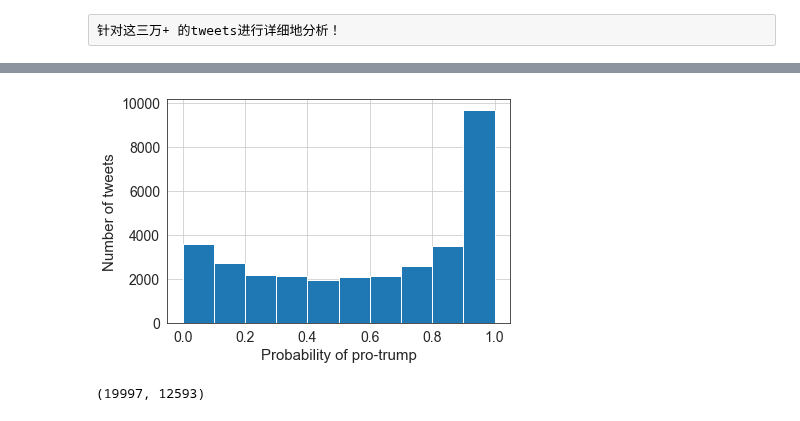
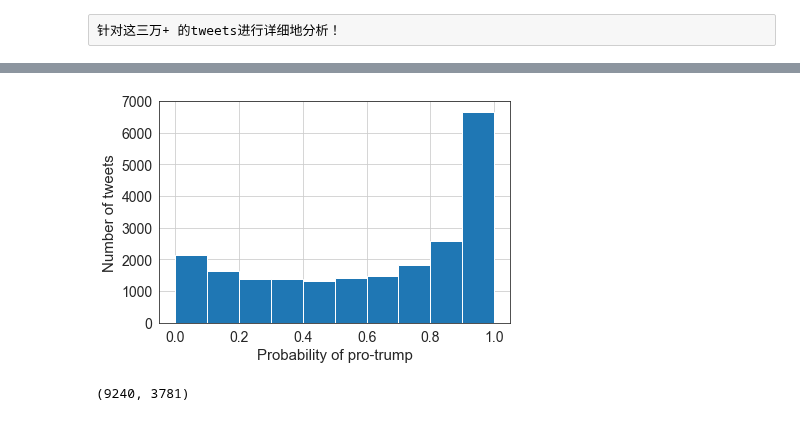
Before and after one commit to kayzhou/fake_news_during_election, a Jupyter notebook: analyze_IRAs.ipynb, the cells around one changed output, grey strips where cells are left out. Saved outputs shown, nothing was run; the diff lists cells and outputs as text; code cells hidden in the pictures.

```diff
--- a/analyze_IRAs.ipynb
+++ b/analyze_IRAs.ipynb
@@ -632,33 +632,42 @@ for i, _i in enumerate(bingo_index):
 32000
 # %%
 df.to_csv("data/ira-tweets.csv")
+# %%
+# select the pro-trump of tweets in election
+
+tweet_ids = set(
+    [str(json.loads(line.strip())["tweet_id"]) for line in open("data/IRA-tweets.json")])
+
+pros = []
+for line in open("data/IRA_support_trump.txt"):
+    w = line.strip().split(",")
+    if w[0] in tweet_ids:
+        pros.append(float(w[1]))
 # %%
 # 分析pro-trump
 
-d = pd.read_csv("data/IRA-pro-trump.txt")
-d["pro_trump"].hist()
-
-
+d = pd.Series(pros)
+d.hist(bins=10)
 plt.xlabel('Probability of pro-trump', fontsize=15)
 plt.ylabel('Number of tweets', fontsize=15)
 plt.xticks(fontsize=14); plt.yticks(fontsize=14)
 plt.tight_layout()
-plt.savefig("probality of pro-trump.png", dpi=300)
+plt.savefig("fig/probality of pro-trump.pdf", dpi=300)
 # %% [output]
-[figure, old version]
+[figure, new version]
 # %%
 trump_count = 0
 hillary_count = 0
 
-for row in d["pro_trump"]:
-    if row >= 0.5:
+for row in d:
+    if row >= 0.8:
         trump_count += 1
-    else:
+    elif row < 0.2:
         hillary_count += 1
 
 trump_count, hillary_count
 # %% [output]
-(19997, 12593)
+(9240, 3781)
 # %%
 plt.figure(figsize=(6, 5))
 plt.bar(1, hillary_count, color=sns.color_palette("RdBu")[5], width=0.2)
```
Also changed, not shown: parts of 16 cells of this notebook, 1 other file.
